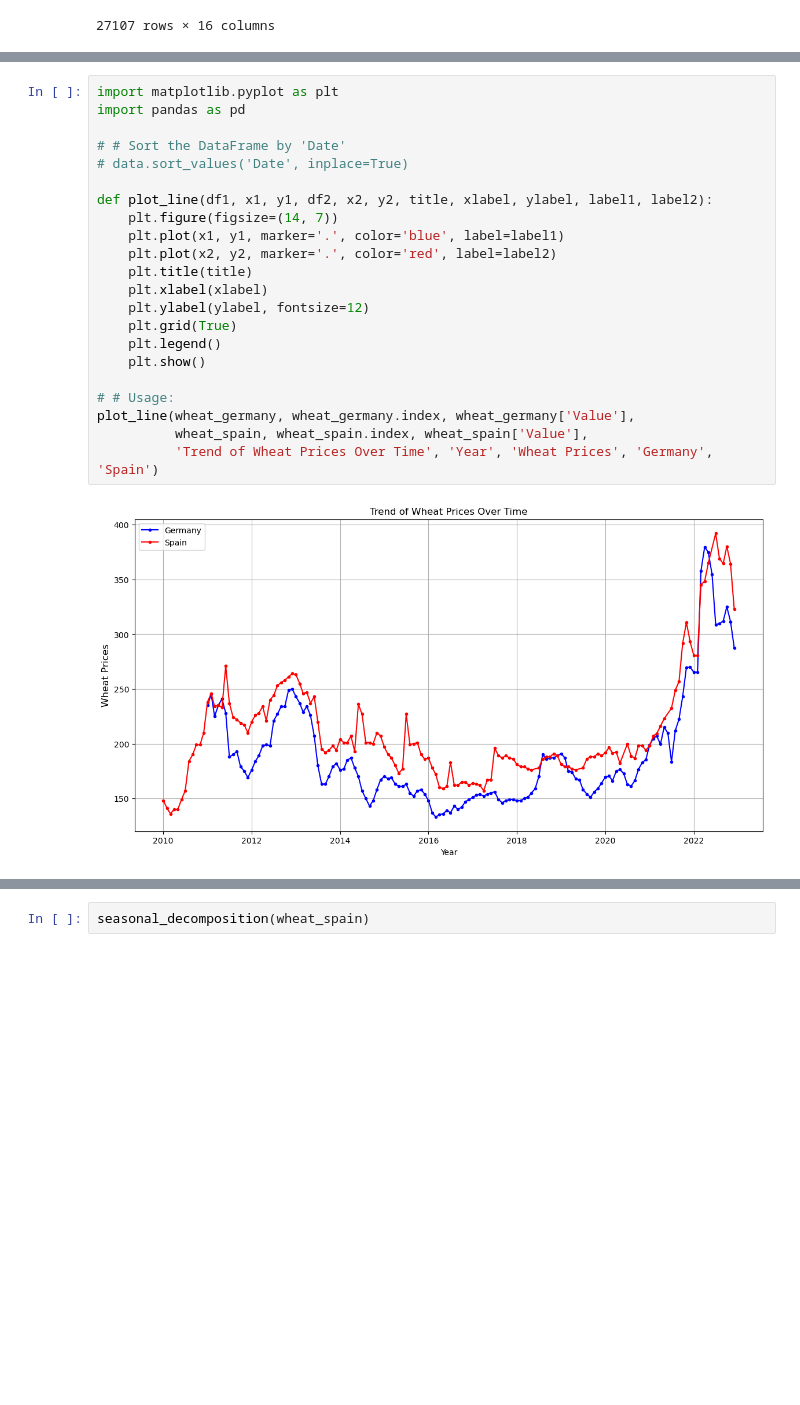
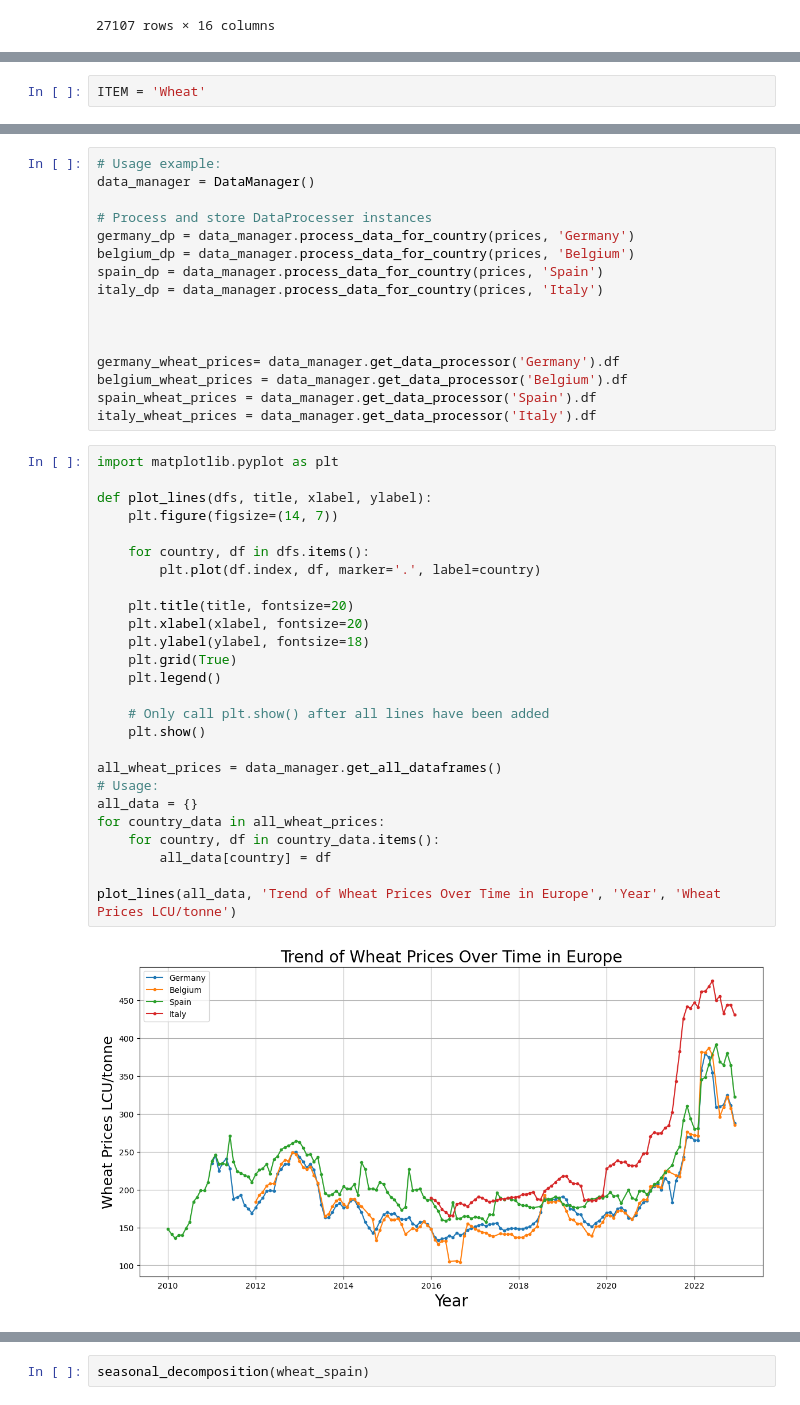
Before and after one commit to devbilalkhan/fao-project, a Jupyter notebook: fao_stat.ipynb, the cells around one changed output, grey strips where cells are left out. Drawn from its saved outputs; the diff is of its cells as text; blank space fills up the shorter version.

Commit message:
Europe wheat prices analysis

```diff
--- a/fao_stat.ipynb
+++ b/fao_stat.ipynb
@@ -53,0 +29,2 @@ wheat_spain = get_date_and_value(prices_spain)
+# %%
+ITEM = 'Wheat'
@@ -54,24 +79,44 @@ wheat_spain = get_date_and_value(prices_spain)
+# %%
+# Usage example:
+data_manager = DataManager()
+
+# Process and store DataProcesser instances
+germany_dp = data_manager.process_data_for_country(prices, 'Germany')
+belgium_dp = data_manager.process_data_for_country(prices, 'Belgium')
+spain_dp = data_manager.process_data_for_country(prices, 'Spain')
+italy_dp = data_manager.process_data_for_country(prices, 'Italy')
+
+
+
+germany_wheat_prices= data_manager.get_data_processor('Germany').df
+belgium_wheat_prices = data_manager.get_data_processor('Belgium').df
+spain_wheat_prices = data_manager.get_data_processor('Spain').df
+italy_wheat_prices = data_manager.get_data_processor('Italy').df
 # %%
 import matplotlib.pyplot as plt
-import pandas as pd
 
-# # Sort the DataFrame by 'Date'
-# data.sort_values('Date', inplace=True)
+def plot_lines(dfs, title, xlabel, ylabel):
+    plt.figure(figsize=(14, 7))
 
-def plot_line(df1, x1, y1, df2, x2, y2, title, xlabel, ylabel, label1, label2):
-    plt.figure(figsize=(14, 7))
-    plt.plot(x1, y1, marker='.', color='blue', label=label1)
-    plt.plot(x2, y2, marker='.', color='red', label=label2)
-    plt.title(title)
-    plt.xlabel(xlabel)
-    plt.ylabel(ylabel, fontsize=12)
+    for country, df in dfs.items():
+        plt.plot(df.index, df, marker='.', label=country)
+
+    plt.title(title, fontsize=20)
+    plt.xlabel(xlabel, fontsize=20)
+    plt.ylabel(ylabel, fontsize=18)
     plt.grid(True)
     plt.legend()
+
+    # Only call plt.show() after all lines have been added
     plt.show()
 
-# # Usage:
-plot_line(wheat_germany, wheat_germany.index, wheat_germany['Value'],
-          wheat_spain, wheat_spain.index, wheat_spain['Value'],
-          'Trend of Wheat Prices Over Time', 'Year', 'Wheat Prices', 'Germany', 'Spain')
+all_wheat_prices = data_manager.get_all_dataframes()
+# Usage:
+all_data = {}
+for country_data in all_wheat_prices:
+    for country, df in country_data.items():
+        all_data[country] = df
+
+plot_lines(all_data, 'Trend of Wheat Prices Over Time in Europe', 'Year', 'Wheat Prices LCU/tonne')
 # %% [output]
-[figure, old version]
+[figure, new version]
```
Also changed, not shown: parts of 32 cells of this notebook.
